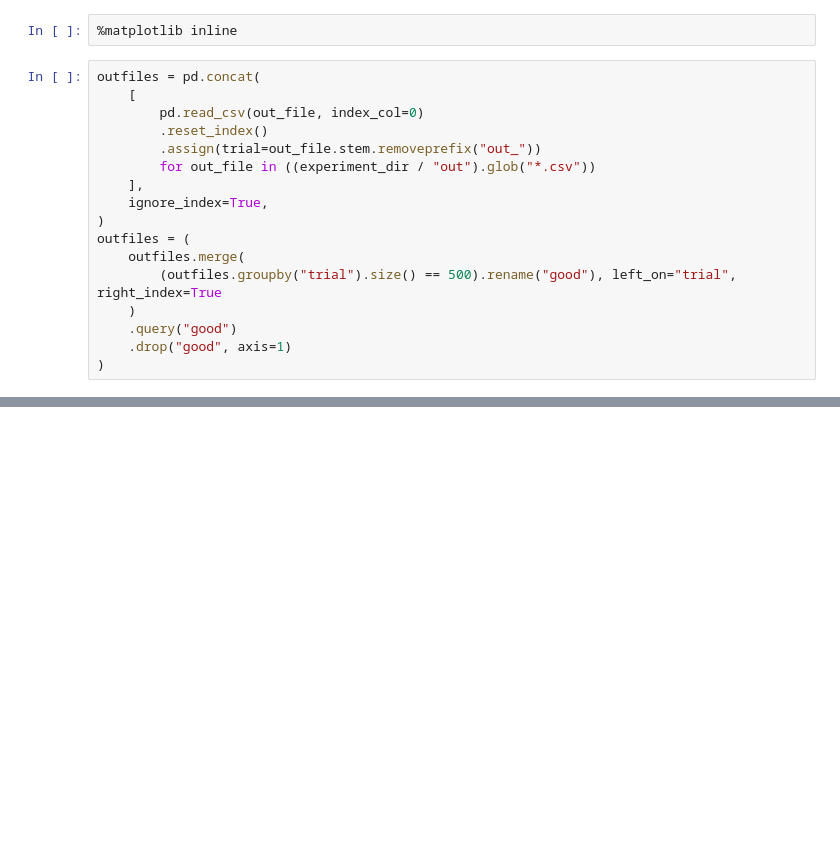
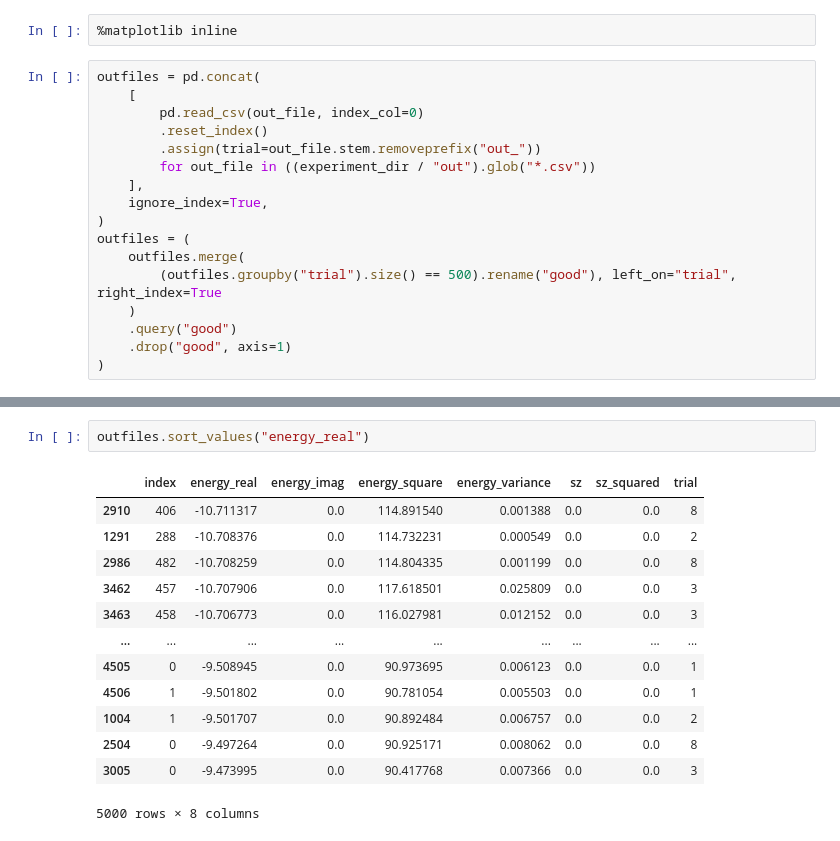
Before and after one commit to ischurov/frustrations-eda, a Jupyter notebook: mvmc_kagome_2023_03_29.ipynb, the cells around one changed output, grey strips where cells are left out. Drawn from its saved outputs; the diff is of its cells as text; blank space fills up the shorter version.

```diff
--- a/mvmc_kagome_2023_03_29.ipynb
+++ b/mvmc_kagome_2023_03_29.ipynb
@@ -40,0 +46,16 @@ sns.relplot(outfiles, x='index', y='energy_real', hue='trial', kind='line')
+# %%
+outfiles.sort_values("energy_real")
+# %% [output]
+|  | index | energy_real | energy_imag | energy_square | energy_variance | sz | sz_squared | trial |
+| 2910 | 406 | -10.711317 | 0.0 | 114.891540 | 0.001388 | 0.0 | 0.0 | 8 |
+| 1291 | 288 | -10.708376 | 0.0 | 114.732231 | 0.000549 | 0.0 | 0.0 | 2 |
+| 2986 | 482 | -10.708259 | 0.0 | 114.804335 | 0.001199 | 0.0 | 0.0 | 8 |
+| 3462 | 457 | -10.707906 | 0.0 | 117.618501 | 0.025809 | 0.0 | 0.0 | 3 |
+| 3463 | 458 | -10.706773 | 0.0 | 116.027981 | 0.012152 | 0.0 | 0.0 | 3 |
+| ... | ... | ... | ... | ... | ... | ... | ... | ... |
+| 4505 | 0 | -9.508945 | 0.0 | 90.973695 | 0.006123 | 0.0 | 0.0 | 1 |
+| 4506 | 1 | -9.501802 | 0.0 | 90.781054 | 0.005503 | 0.0 | 0.0 | 1 |
+| 1004 | 1 | -9.501707 | 0.0 | 90.892484 | 0.006757 | 0.0 | 0.0 | 2 |
+| 2504 | 0 | -9.497264 | 0.0 | 90.925171 | 0.008062 | 0.0 | 0.0 | 8 |
+| 3005 | 0 | -9.473995 | 0.0 | 90.417768 | 0.007366 | 0.0 | 0.0 | 3 |
+5000 rows × 8 columns
```
Also changed, not shown: parts of 15 cells of this notebook, 19 other files.
